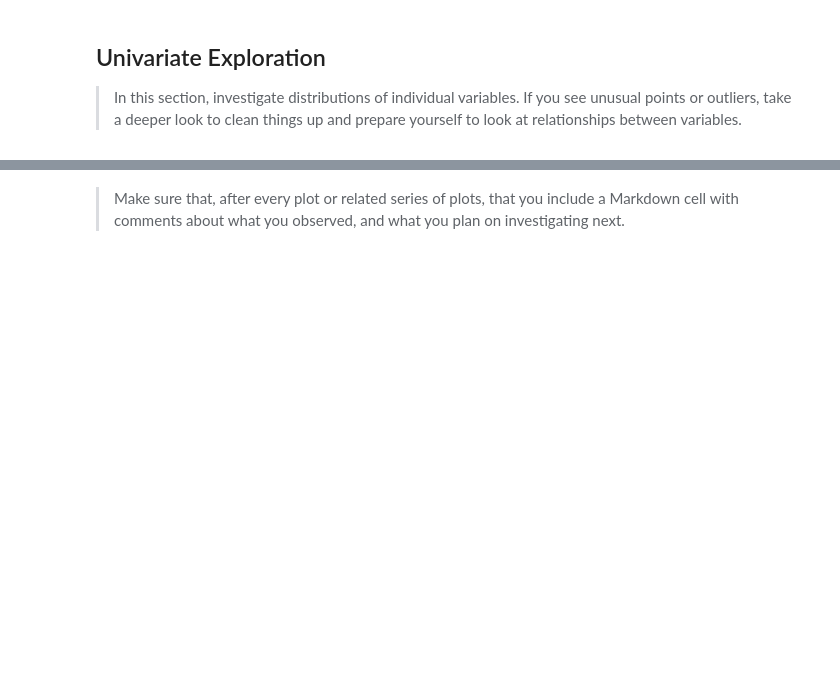
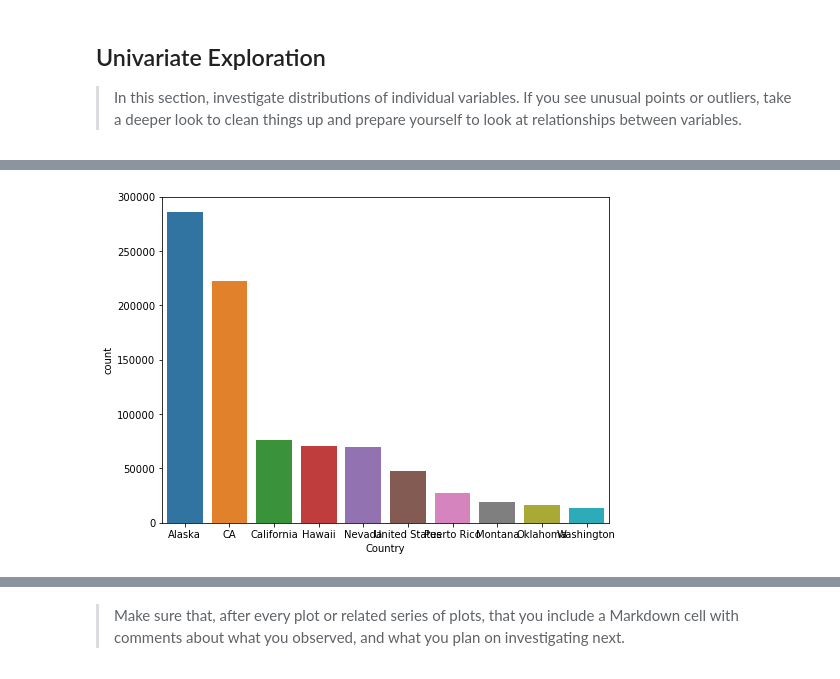
Before and after one commit to seifeldingamal/graduation-project-natural-disasters, a Jupyter notebook: Project Template/exploration_template.ipynb, the cells around one changed output, grey strips where cells are left out. Saved outputs shown, nothing was run; the diff lists cells and outputs as text; code cells hidden in the pictures; blank space fills up the shorter version.

```diff
--- a/Project Template/exploration_template.ipynb
+++ b/Project Template/exploration_template.ipynb
@@ -573,0 +622,7 @@ and prepare yourself to look at relationships between variables.
+# %%
+plt.figure(figsize=[8, 6])
+
+sb.countplot(x='country',data=frame,order=pd.value_counts(frame['country']).iloc[:10].index)
+plt.xlabel('Country');
+# %% [output]
+[figure, added]
```
Also changed, not shown: parts of 6 cells of this notebook.
